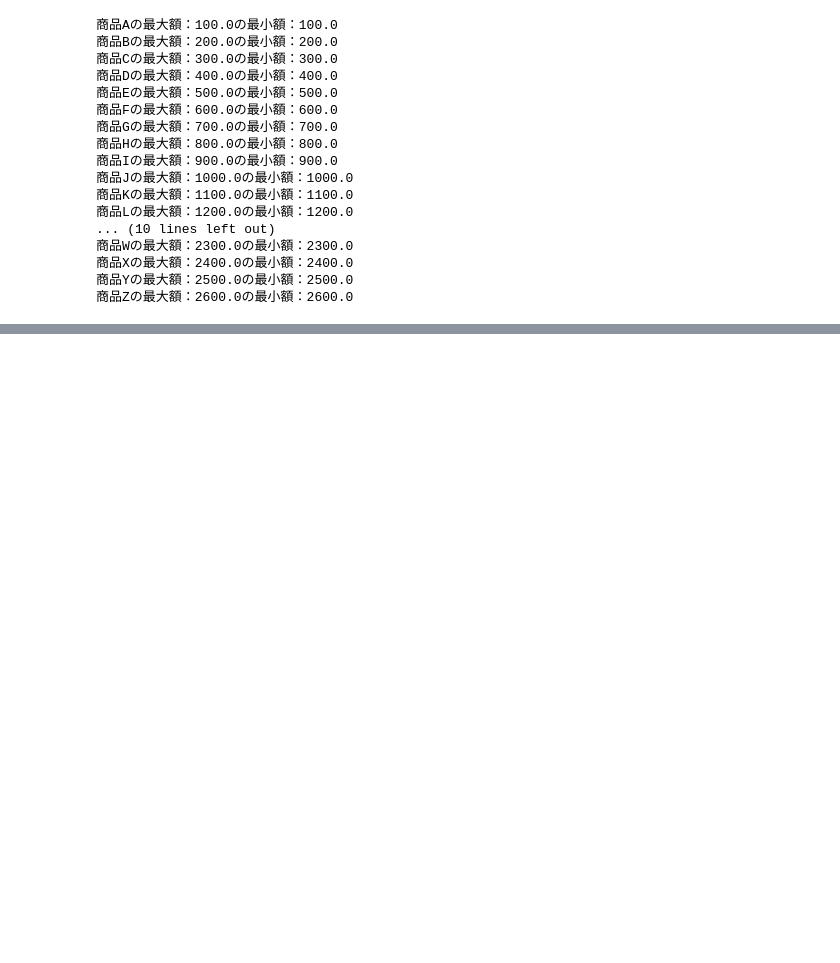
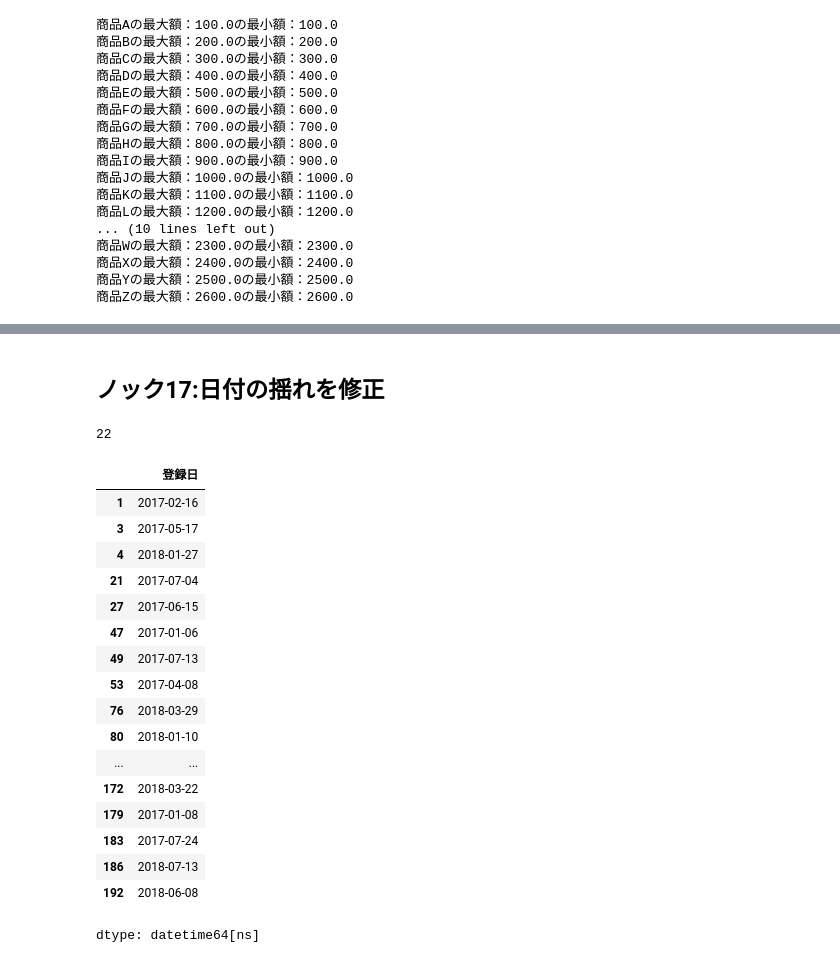
Before and after one commit to newstage75/python_data_analysis_100knock, a Jupyter notebook: 第2章/小売店のデータでデータ加工を行う10本ノック.ipynb, the cells around one changed output, grey strips where cells are left out. Drawn from its saved outputs; the diff is of its cells as text; code cells hidden in the pictures; blank space fills up the shorter version.

```diff
--- a/第2章/小売店のデータでデータ加工を行う10本ノック.ipynb
+++ b/第2章/小売店のデータでデータ加工を行う10本ノック.ipynb
@@ -234,0 +318,29 @@ for trg in list(uriage_data["item_name"].sort_values().unique()):
+# %% [markdown]
+## ノック17:日付の揺れを修正
+# %%
+flg_is_serial = kokyaku_data["登録日"].astype("str").str.isdigit()
+flg_is_serial.sum()
+# %% [output]
+22
+# %%
+formSerial = pd.to_timedelta(kokyaku_data.loc[flg_is_serial, "登録日"].astype("float") - 2, unit="D") + pd.to_datetime("1900/01/01")
+formSerial
+# %% [output]
+|  | 登録日 |
+| 1 | 2017-02-16 |
+| 3 | 2017-05-17 |
+| 4 | 2018-01-27 |
+| 21 | 2017-07-04 |
+| 27 | 2017-06-15 |
+| 47 | 2017-01-06 |
+| 49 | 2017-07-13 |
+| 53 | 2017-04-08 |
+| 76 | 2018-03-29 |
+| 80 | 2018-01-10 |
+| ... | ... |
+| 172 | 2018-03-22 |
+| 179 | 2017-01-08 |
+| 183 | 2017-07-24 |
+| 186 | 2018-07-13 |
+| 192 | 2018-06-08 |
+dtype: datetime64[ns]
```
Also changed, not shown: parts of 13 cells of this notebook.
